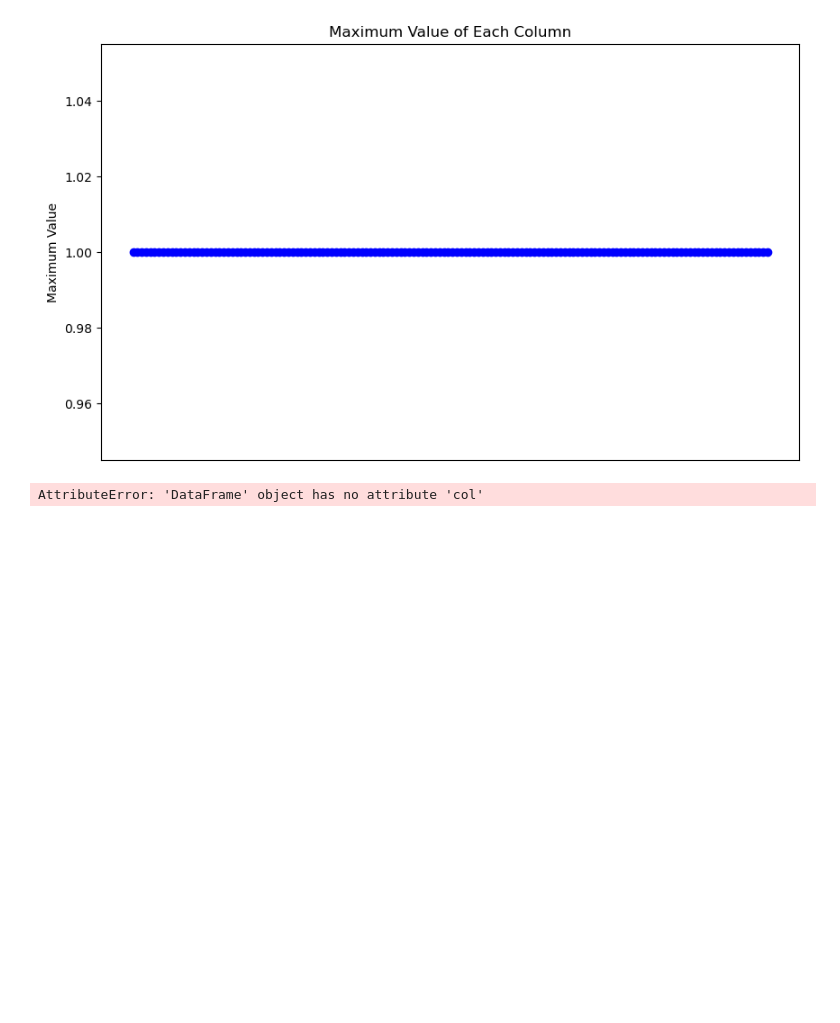
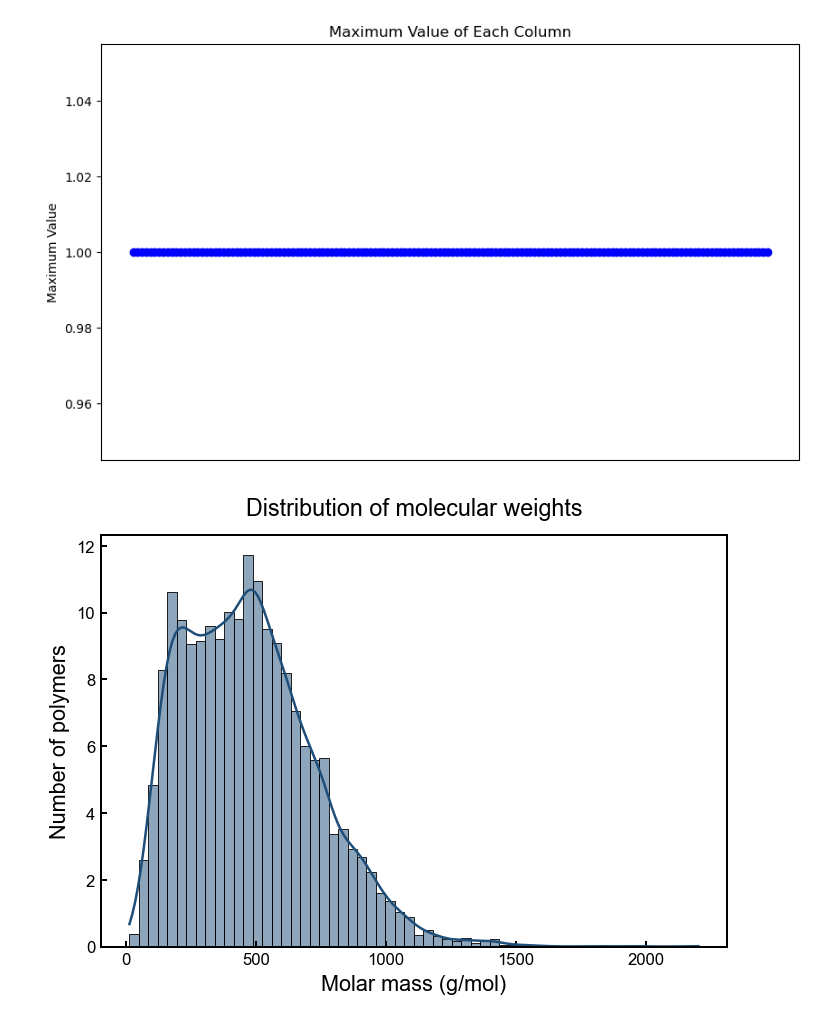
Before and after one commit to heyitsdipu/polymer-informatics, a Jupyter notebook: notebooks/01_polymer_ml_foundation.ipynb, the cells around one changed output. Drawn from its saved outputs; the diff is of its cells as text; code cells hidden in the pictures; blank space fills up the shorter version.

```diff
--- a/notebooks/01_polymer_ml_foundation.ipynb
+++ b/notebooks/01_polymer_ml_foundation.ipynb
@@ -649,6 +649,32 @@ plt.show()
 
 minmax_descriptors_df.to_pickle("../data/foundation.pickle")
 # %%
-descriptors_df_nonconstant.columns()
+fig, ax = plt.subplots(figsize=(6, 4.5))
+
+sns.histplot(
+    descriptors_df_nonconstant["MolWt"].dropna(),
+    bins="fd",
+    stat="frequency",
+    color="#1f4e79",
+    edgecolor="black",
+    lw=0.6,
+    kde=True,
+    ax=ax
+)
+
+ax.set_xlabel(r"Molar mass (g/mol)")
+ax.set_ylabel("Number of polymers")
+ax.set_title("Distribution of molecular weights", pad=12)
+
+plt.tight_layout()
+
+# ---- Save ----
+plt.savefig(
+    "../images/molar_mass_distribution.png",
+    bbox_inches="tight",
+    facecolor="white"
+)
+
+plt.show()
 # %% [output]
-AttributeError: 'DataFrame' object has no attribute 'col'
+[figure, added]
```
Also changed, not shown: parts of 3 cells of this notebook, 3 other files.
